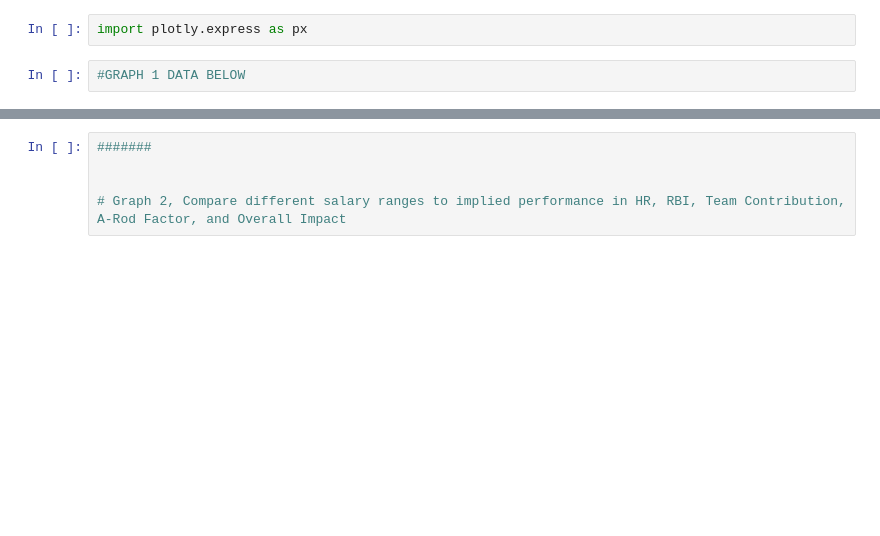
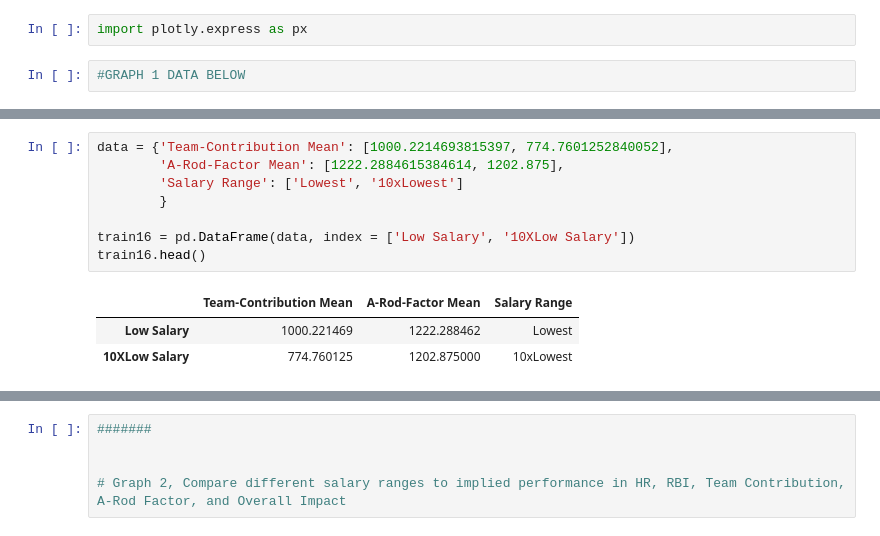
Before and after one commit to jberkow713/DS-Unit-2-Applied-Modeling, a Jupyter notebook: 2008PositionPlayerProject.ipynb, the cells around one changed output, grey strips where cells are left out. Saved outputs shown, nothing was run; the diff lists cells and outputs as text; blank space fills up the shorter version.

```diff
--- a/2008PositionPlayerProject.ipynb
+++ b/2008PositionPlayerProject.ipynb
@@ -915,0 +940,12 @@ train15.head()
+# %%
+data = {'Team-Contribution Mean': [1000.2214693815397, 774.7601252840052],
+        'A-Rod-Factor Mean': [1222.2884615384614, 1202.875],
+        'Salary Range': ['Lowest', '10xLowest']
+        }
+
+train16 = pd.DataFrame(data, index = ['Low Salary', '10XLow Salary'])
+train16.head()
+# %% [output]
+|  | Team-Contribution Mean | A-Rod-Factor Mean | Salary Range |
+| Low Salary | 1000.221469 | 1222.288462 | Lowest |
+| 10XLow Salary | 774.760125 | 1202.875000 | 10xLowest |
```
Also changed, not shown: parts of 30 cells of this notebook.
